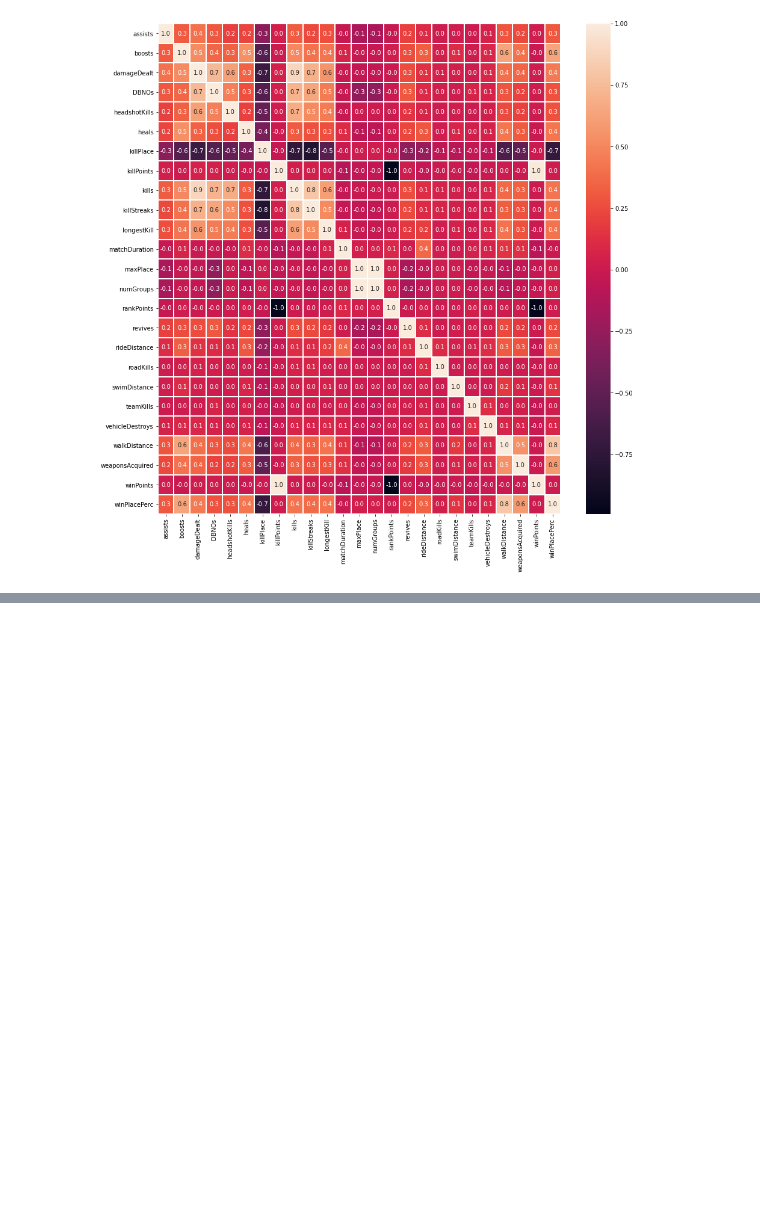
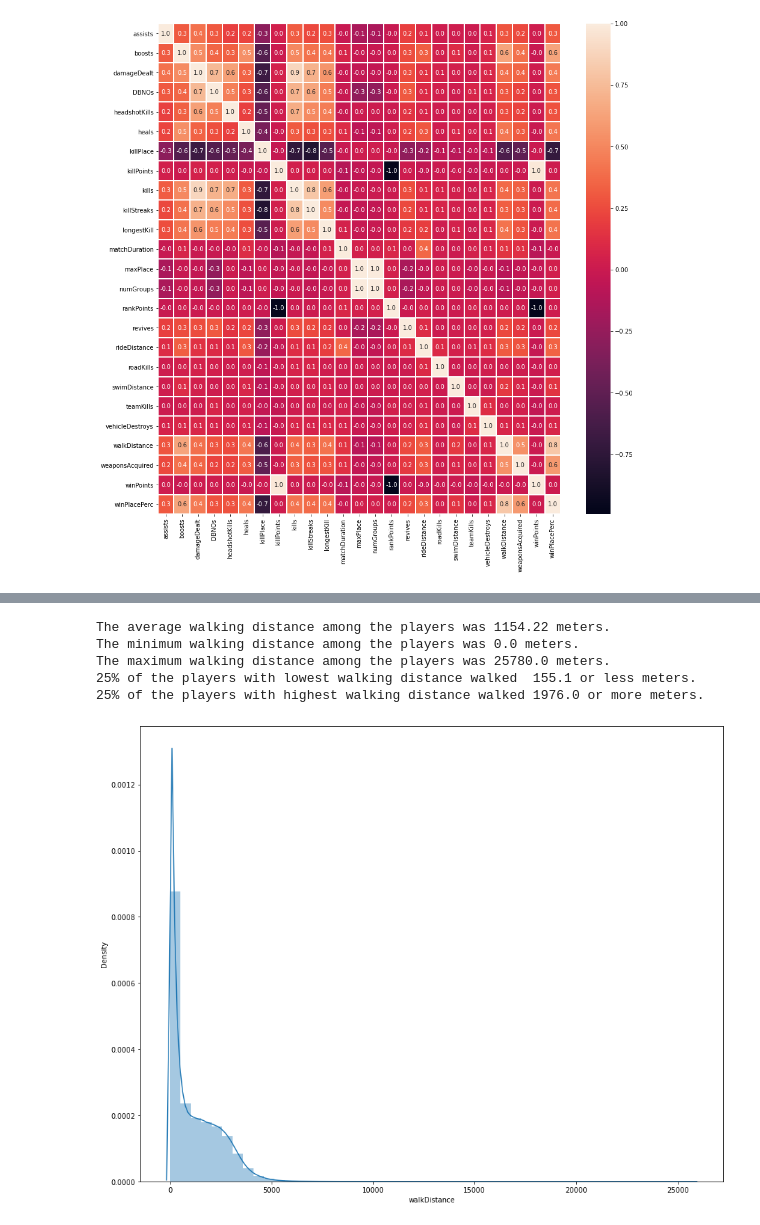
Before and after one commit to AlcadoSs/IDS-PUBGFinishPlacementPrediction, a Jupyter notebook: data_visualization.ipynb, the cells around one changed output, grey strips where cells are left out. Saved outputs shown, nothing was run; the diff lists cells and outputs as text; code cells hidden in the pictures; blank space fills up the shorter version.

```diff
--- a/data_visualization.ipynb
+++ b/data_visualization.ipynb
@@ -38,0 +197,18 @@ sns.heatmap(corr, annot=True, linewidths=1, fmt= '.1f')
+# %%
+print("The average walking distance among the players was " + str(round(trainset['walkDistance'].mean(),2)) + " meters.")
+print("The minimum walking distance among the players was " + str(round(trainset['walkDistance'].min(),2)) + " meters.")
+print("The maximum walking distance among the players was " + str(round(trainset['walkDistance'].max(),2)) + " meters.")
+print("25% of the players with lowest walking distance walked  " + str(round(trainset['walkDistance'].quantile(0.25),2)) + " or less meters.")
+print("25% of the players with highest walking distance walked " + str(round(trainset['walkDistance'].quantile(0.75),2)) + " or more meters.")
+# %% [output]
+The average walking distance among the players was 1154.22 meters.
+The minimum walking distance among the players was 0.0 meters.
+The maximum walking distance among the players was 25780.0 meters.
+25% of the players with lowest walking distance walked  155.1 or less meters.
+25% of the players with highest walking distance walked 1976.0 or more meters.
+# %%
+plt.figure(figsize=(15,12))
+sns.distplot(trainset['walkDistance'])
+plt.show()
+# %% [output]
+[figure, added]
```
Also changed, not shown: parts of 43 cells of this notebook, 2 other files.
